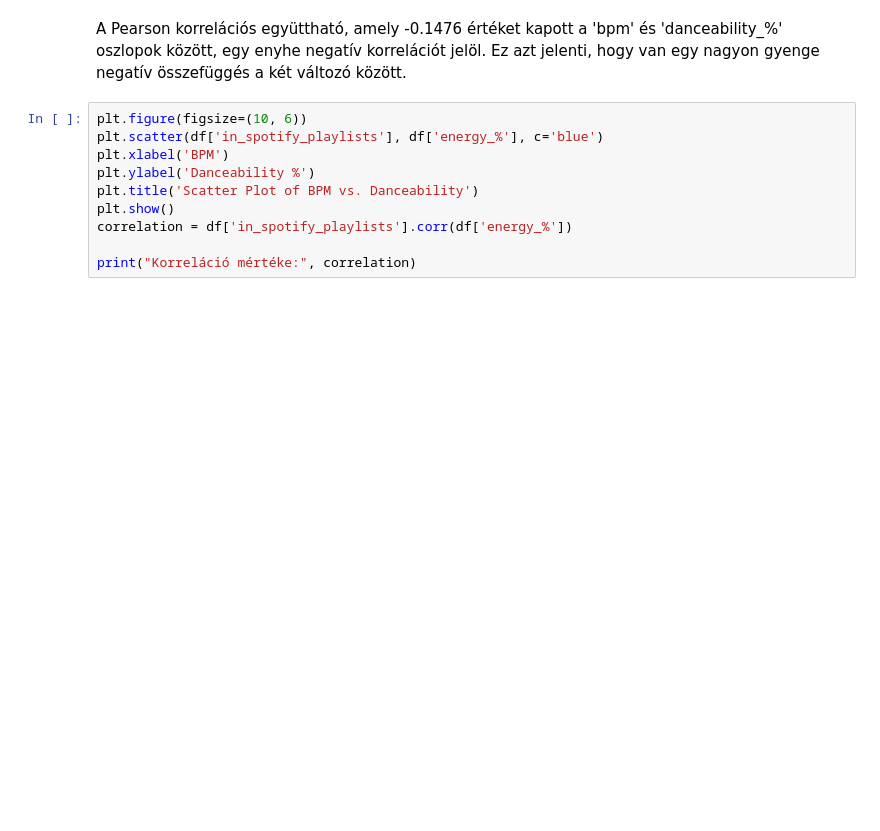
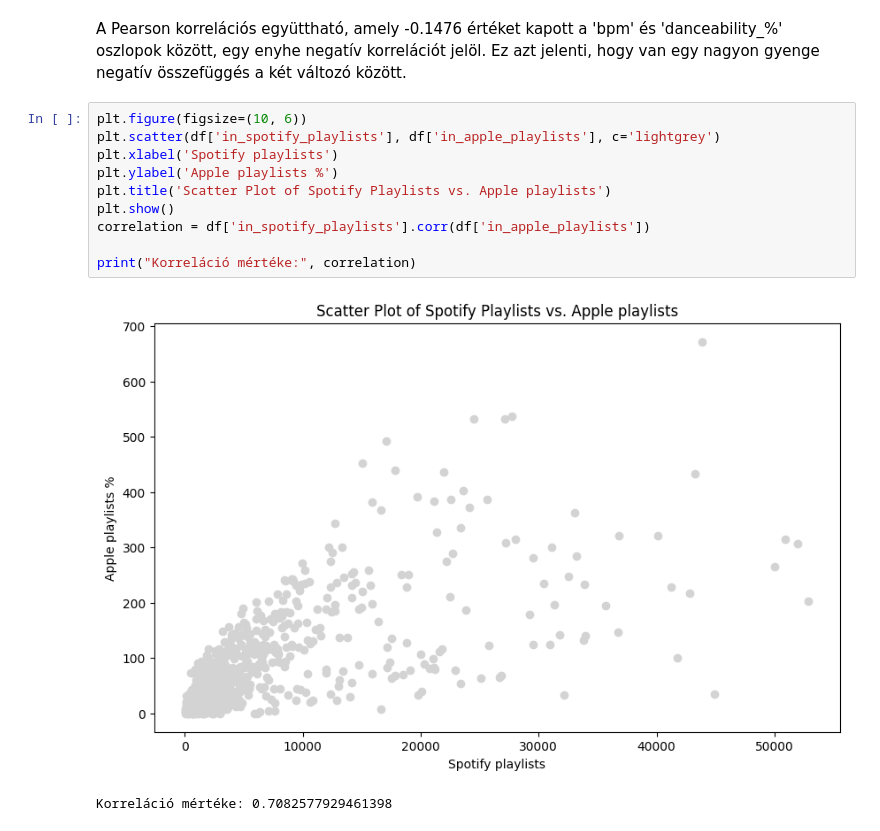
Before and after one commit to godoistvan/topsongs, a Jupyter notebook: topsongs.ipynb, the cells around one changed output. Saved outputs shown, nothing was run; the diff lists cells and outputs as text; blank space fills up the shorter version.

Commit message:
Investigated correlation between every numeric datapoint

```diff
--- a/topsongs.ipynb
+++ b/topsongs.ipynb
@@ -100,11 +100,14 @@ Korreláció mértéke: -0.14762952437003465
 A Pearson korrelációs együttható, amely -0.1476 értéket kapott a 'bpm' és 'danceability_%' oszlopok között, egy enyhe negatív korrelációt jelöl. Ez azt jelenti, hogy van egy nagyon gyenge negatív összefüggés a két változó között.
 # %%
 plt.figure(figsize=(10, 6))
-plt.scatter(df['in_spotify_playlists'], df['energy_%'], c='blue')
-plt.xlabel('BPM')
-plt.ylabel('Danceability %')
-plt.title('Scatter Plot of BPM vs. Danceability')
+plt.scatter(df['in_spotify_playlists'], df['in_apple_playlists'], c='lightgrey')
+plt.xlabel('Spotify playlists')
+plt.ylabel('Apple playlists %')
+plt.title('Scatter Plot of Spotify Playlists vs. Apple playlists')
 plt.show()
-correlation = df['in_spotify_playlists'].corr(df['energy_%'])
+correlation = df['in_spotify_playlists'].corr(df['in_apple_playlists'])
 
 print("Korreláció mértéke:", correlation)
+# %% [output]
+[figure, added]
+Korreláció mértéke: 0.7082577929461398
```
Also changed, not shown: parts of 6 cells of this notebook.
